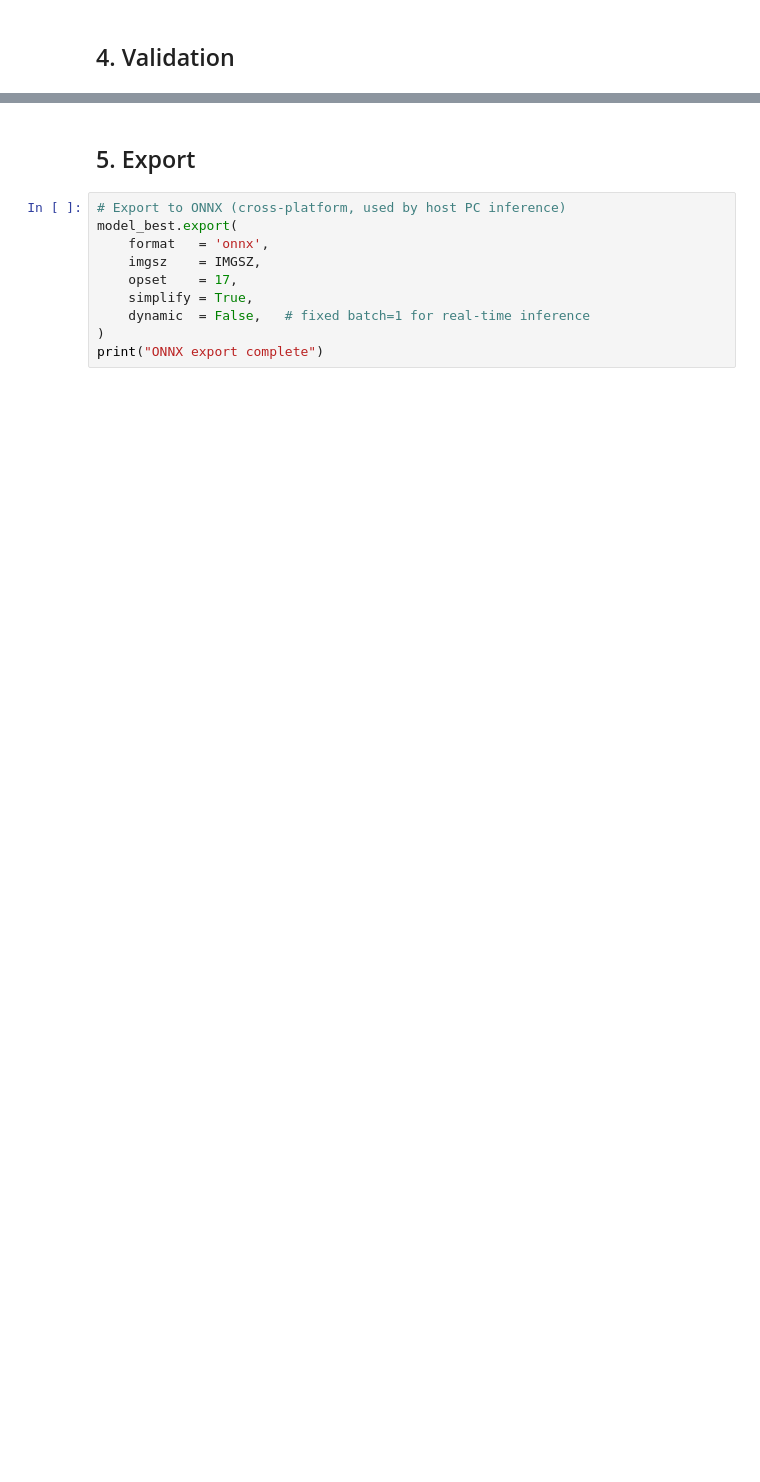
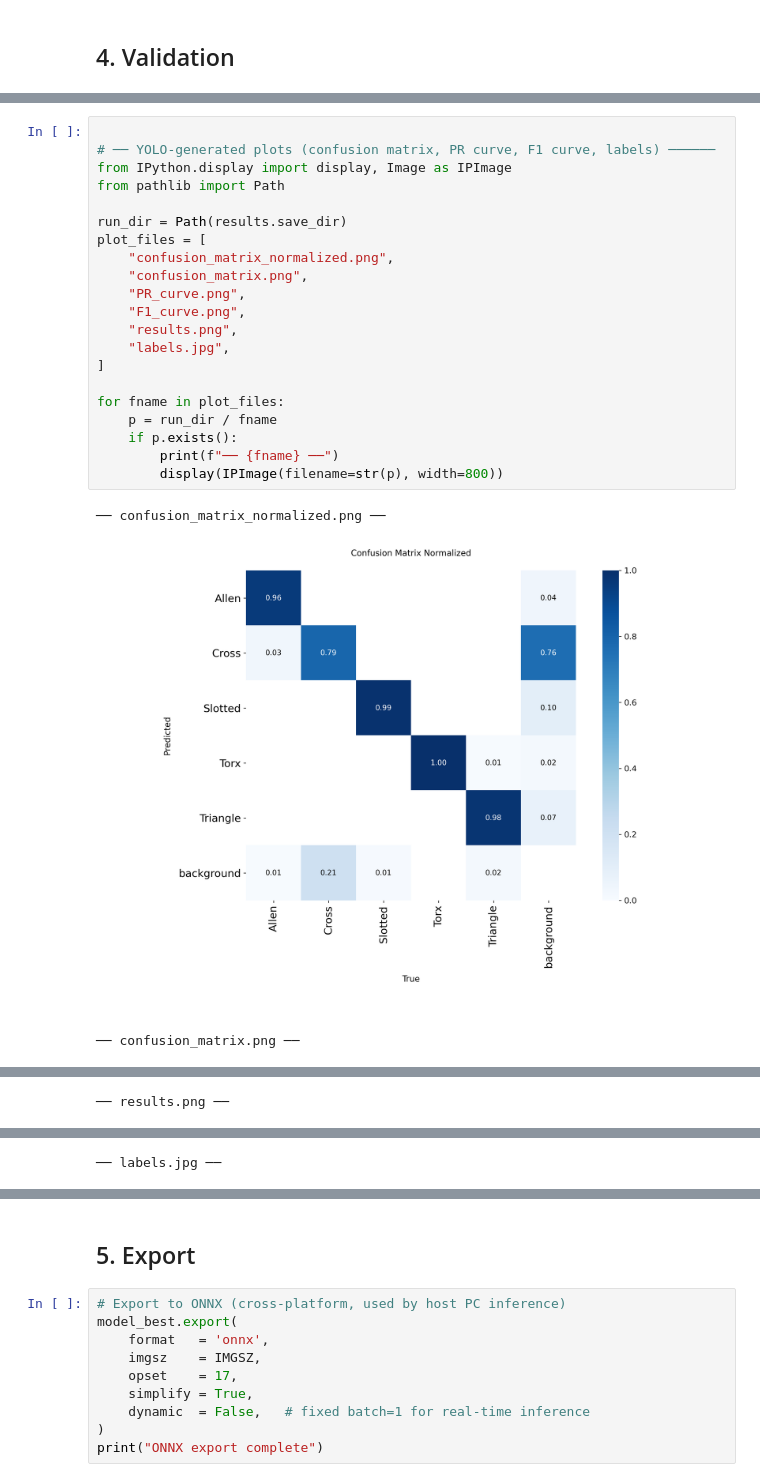
Before and after one commit to jonahchang207/IRIS-Progect, a Jupyter notebook: colab/IRIS_train.ipynb, the cells around one changed output, grey strips where cells are left out. Cells and saved outputs as stored; diff of their text form; blank space fills up the shorter version.

```diff
--- a/colab/IRIS_train.ipynb
+++ b/colab/IRIS_train.ipynb
@@ -147,0 +340,25 @@ else:
+# %%
+
+# ── YOLO-generated plots (confusion matrix, PR curve, F1 curve, labels) ──────
+from IPython.display import display, Image as IPImage
+from pathlib import Path
+
+run_dir = Path(results.save_dir)
+plot_files = [
+    "confusion_matrix_normalized.png",
+    "confusion_matrix.png",
+    "PR_curve.png",
+    "F1_curve.png",
+    "results.png",
+    "labels.jpg",
+]
+
+for fname in plot_files:
+    p = run_dir / fname
+    if p.exists():
+        print(f"── {fname} ──")
+        display(IPImage(filename=str(p), width=800))
+# %% [output]
+── confusion_matrix_normalized.png ──
+[figure, added]
+── confusion_matrix.png ──
@@ -147,0 +366 @@ else:
+── results.png ──
@@ -147,0 +368 @@ else:
+── labels.jpg ──
```
Also changed, not shown: parts of 16 cells of this notebook, 6 other files.
